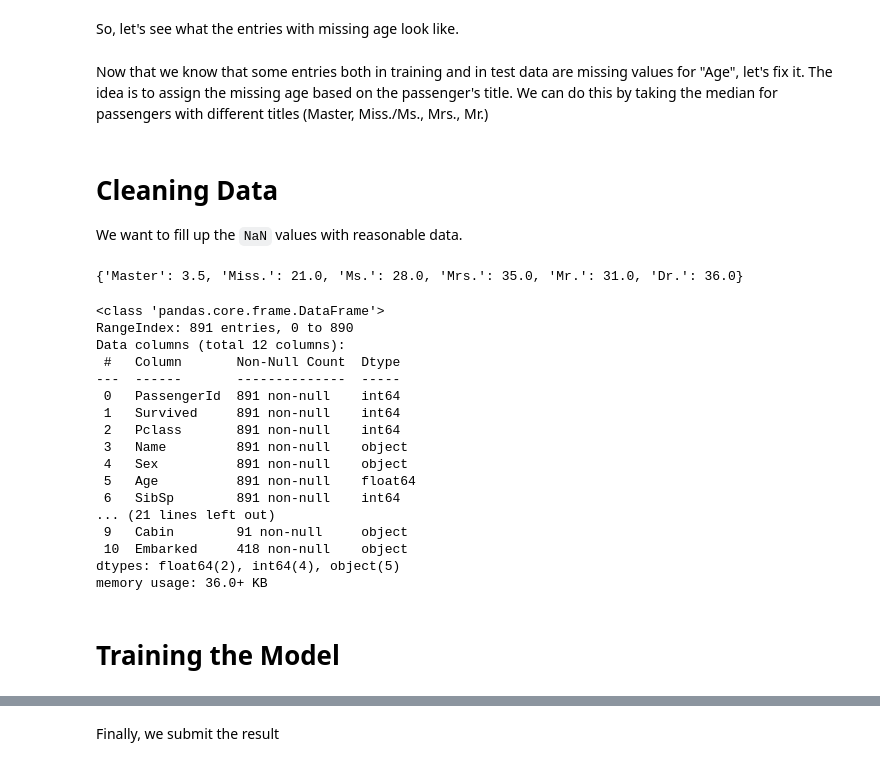
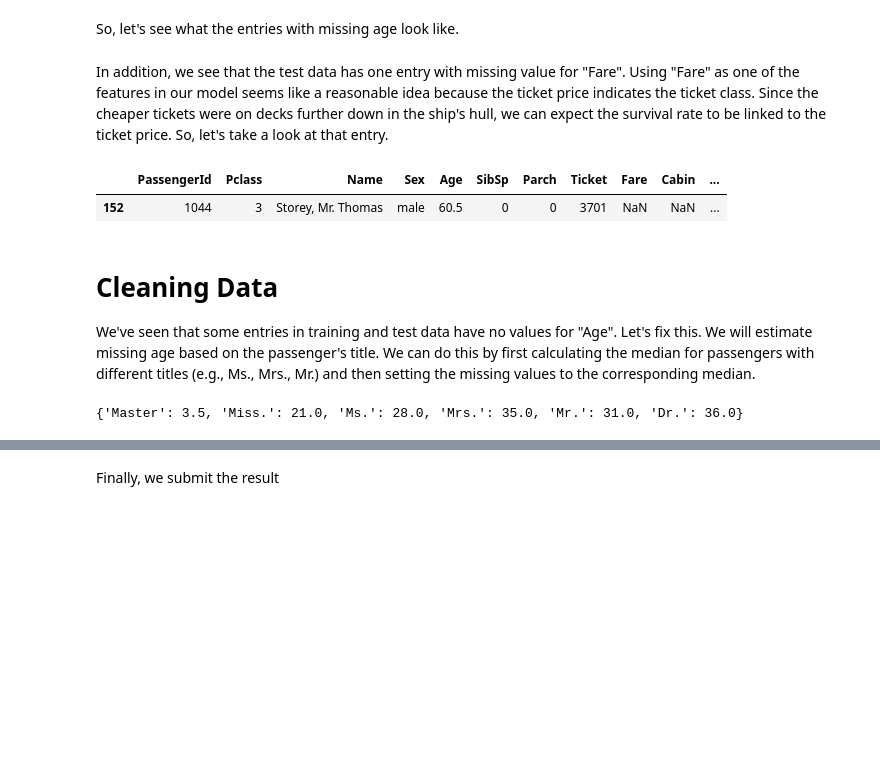
Before and after one commit to duplys/kaggle-titanic-challenge, a Jupyter notebook: titanic-notebook.ipynb, the cells around one changed output, grey strips where cells are left out. Drawn from its saved outputs; the diff is of its cells as text; code cells hidden in the pictures; blank space fills up the shorter version.

```diff
--- a/titanic-notebook.ipynb
+++ b/titanic-notebook.ipynb
@@ -137,12 +137,18 @@ So, let's see what the entries with missing age look like.
 
 #for index, row in train_data_no_age.iterrows():
 #    print(f"Index: {index}, Values: {row.values}") # or a custom format
+# %% [markdown]
+In addition, we see that the test data has one entry with missing value for "Fare". Using "Fare" as one of the features in our model seems like a reasonable idea because the ticket price indicates the ticket class. Since the cheaper tickets were on decks further down in the ship's hull, we can expect the survival rate to be linked to the ticket price. So, let's take a look at that entry.
+# %%
+# Select passengers from the test data where "Fare" is null
+test_data[test_data["Fare"].isnull()].head()
+# %% [output]
+|  | PassengerId | Pclass | Name | Sex | Age | SibSp | Parch | Ticket | Fare | Cabin | ... |
+| 152 | 1044 | 3 | Storey, Mr. Thomas | male | 60.5 | 0 | 0 | 3701 | NaN | NaN | ... |
 # %% [markdown]
-Now that we know that some entries both in training and in test data are missing values for "Age", let's fix it. The idea is to assign the missing age based on the passenger's title. We can do this by taking the median for passengers with different titles (Master, Miss./Ms., Mrs., Mr.)
+# Cleaning Data
+
+We've seen that some entries in training and test data have no values for "Age". Let's fix this. We will estimate missing age based on the passenger's title. We can do this by first calculating the median for passengers with different titles (e.g., Ms., Mrs., Mr.) and then setting the missing values to the corresponding median.
-# %% [markdown]
-# Cleaning Data
-
-We want to fill up the `NaN` values with reasonable data.
 # %%
 title_age = {"Master": 0, "Miss.": 0, "Ms.": 0, "Mrs.": 0, "Mr.": 0, "Dr.": 0}
 
@@ -165,26 +171,3 @@ for key in title_age:
 
     # Select test data entries matching the filter and replace null values in the 'Age' column
     test_data.loc[filter_test_data, 'Age'] = title_age[key]
-
-train_data.info()
-test_data.info()
-# %% [output]
-<class 'pandas.core.frame.DataFrame'>
-RangeIndex: 891 entries, 0 to 890
-Data columns (total 12 columns):
- #   Column       Non-Null Count  Dtype
----  ------       --------------  -----
- 0   PassengerId  891 non-null    int64
- 1   Survived     891 non-null    int64
- 2   Pclass       891 non-null    int64
- 3   Name         891 non-null    object
- 4   Sex          891 non-null    object
- 5   Age          891 non-null    float64
- 6   SibSp        891 non-null    int64
-... (21 lines left out)
- 9   Cabin        91 non-null     object
- 10  Embarked     418 non-null    object
-dtypes: float64(2), int64(4), object(5)
-memory usage: 36.0+ KB
-# %% [markdown]
-# Training the Model
```
Also changed, not shown: parts of 8 cells of this notebook.
